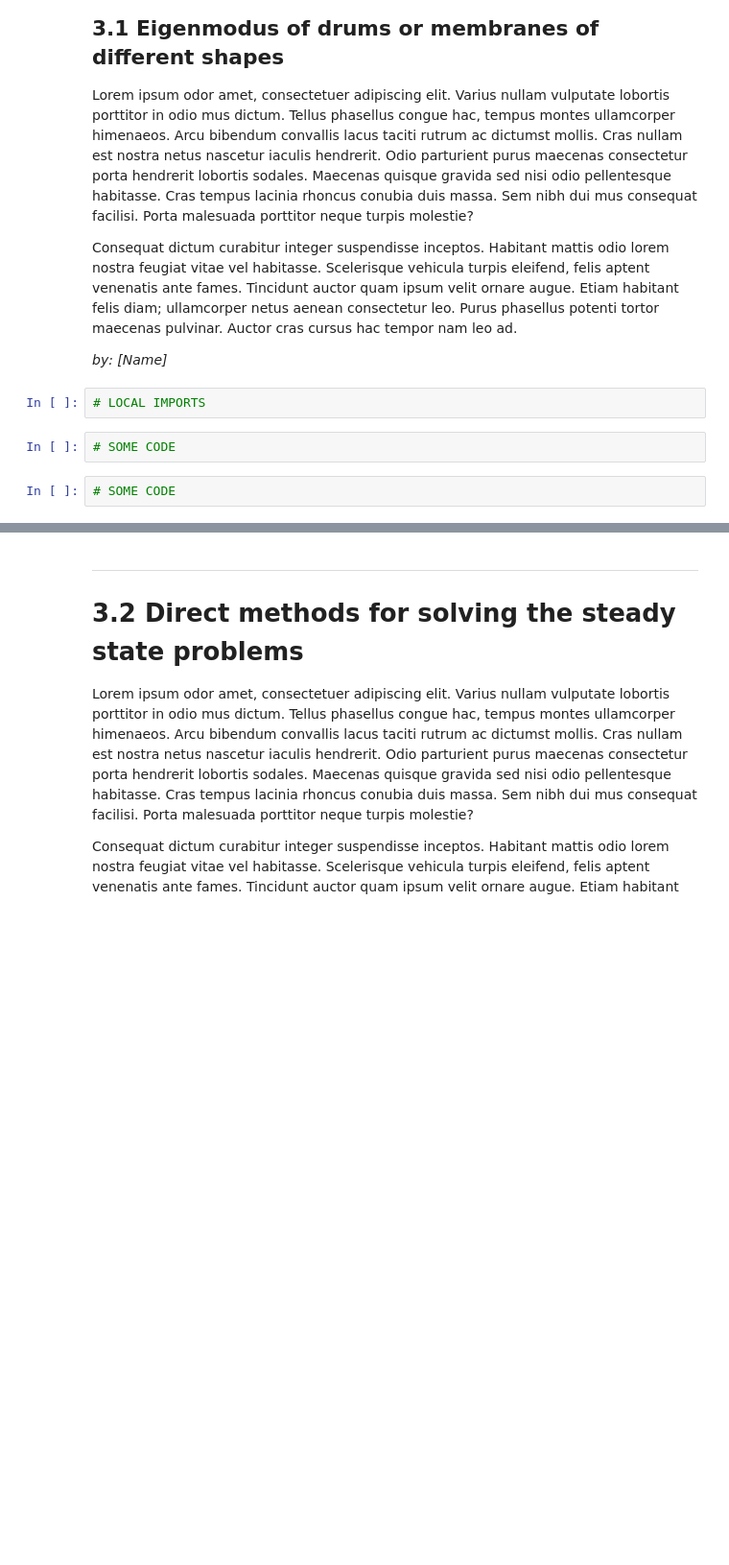
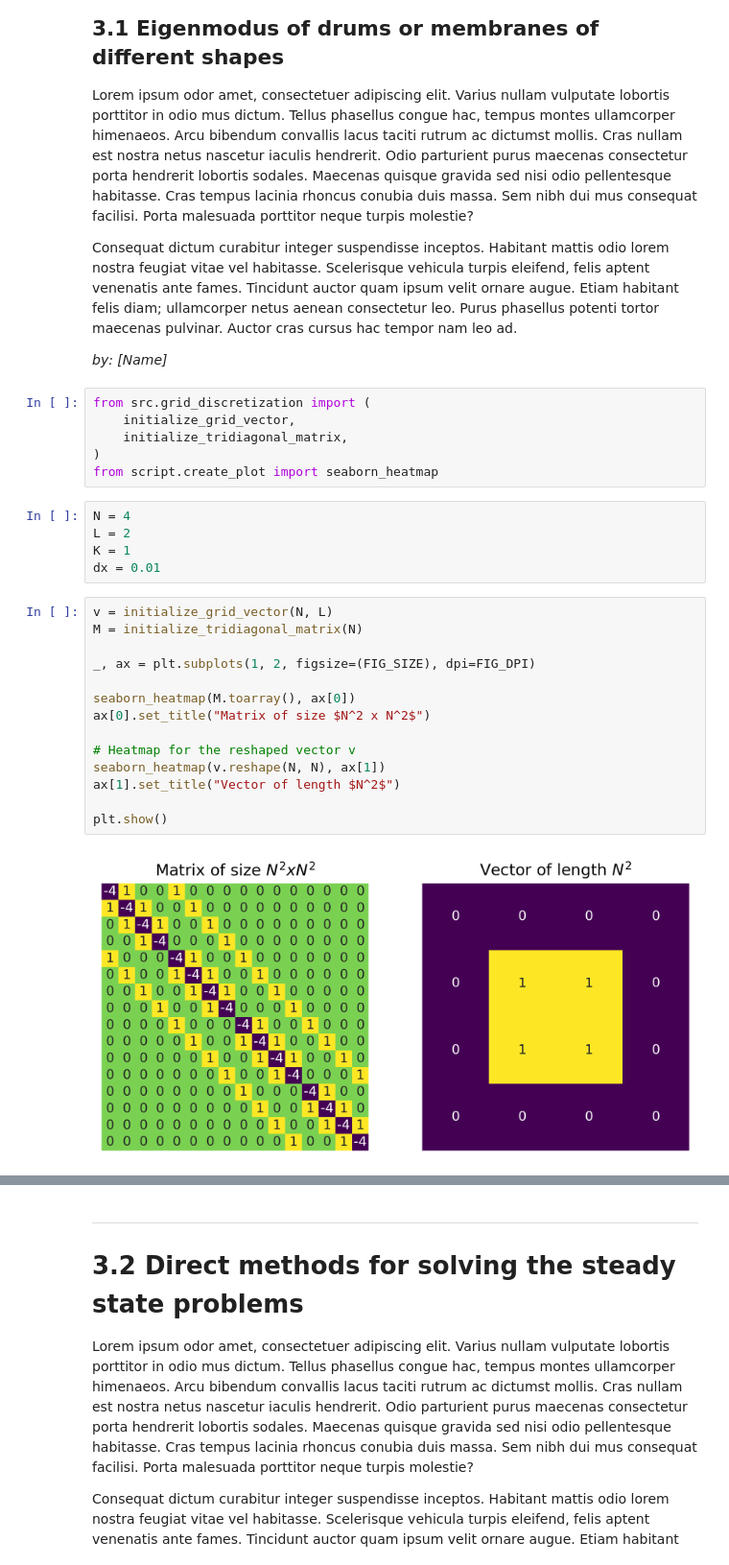
Before and after one commit to kingilsildor/CLS-Scientific_Computing-Assignment3, a Jupyter notebook: interface.ipynb, the cells around one changed output, grey strips where cells are left out. Shown at 96% size. Saved outputs shown, nothing was run; the diff lists cells and outputs as text; blank space fills up the shorter version.

```diff
--- a/interface.ipynb
+++ b/interface.ipynb
@@ -11,9 +16,30 @@ Lorem ipsum odor amet, consectetuer adipiscing elit. Varius nullam vulputate lob
 Consequat dictum curabitur integer suspendisse inceptos. Habitant mattis odio lorem nostra feugiat vitae vel habitasse. Scelerisque vehicula turpis eleifend, felis aptent venenatis ante fames. Tincidunt auctor quam ipsum velit ornare augue. Etiam habitant felis diam; ullamcorper netus aenean consectetur leo. Purus phasellus potenti tortor maecenas pulvinar. Auctor cras cursus hac tempor nam leo ad.
 
 _by: [Name]_
-# %%
-# LOCAL IMPORTS
-# %%
-# SOME CODE
-# %%
-# SOME CODE
+# %%
+from src.grid_discretization import (
+    initialize_grid_vector,
+    initialize_tridiagonal_matrix,
+)
+from script.create_plot import seaborn_heatmap
+# %%
+N = 4
+L = 2
+K = 1
+dx = 0.01
+# %%
+v = initialize_grid_vector(N, L)
+M = initialize_tridiagonal_matrix(N)
+
+_, ax = plt.subplots(1, 2, figsize=(FIG_SIZE), dpi=FIG_DPI)
+
+seaborn_heatmap(M.toarray(), ax[0])
+ax[0].set_title("Matrix of size $N^2 x N^2$")
+
+# Heatmap for the reshaped vector v
+seaborn_heatmap(v.reshape(N, N), ax[1])
+ax[1].set_title("Vector of length $N^2$")
+
+plt.show()
+# %% [output]
+[figure, added]
```
Also changed, not shown: parts of 3 cells of this notebook, 4 other files.
